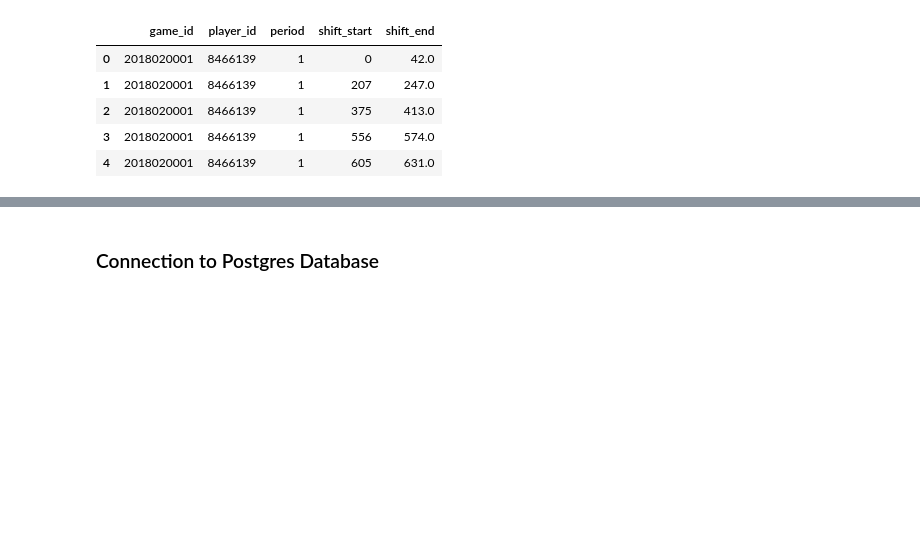
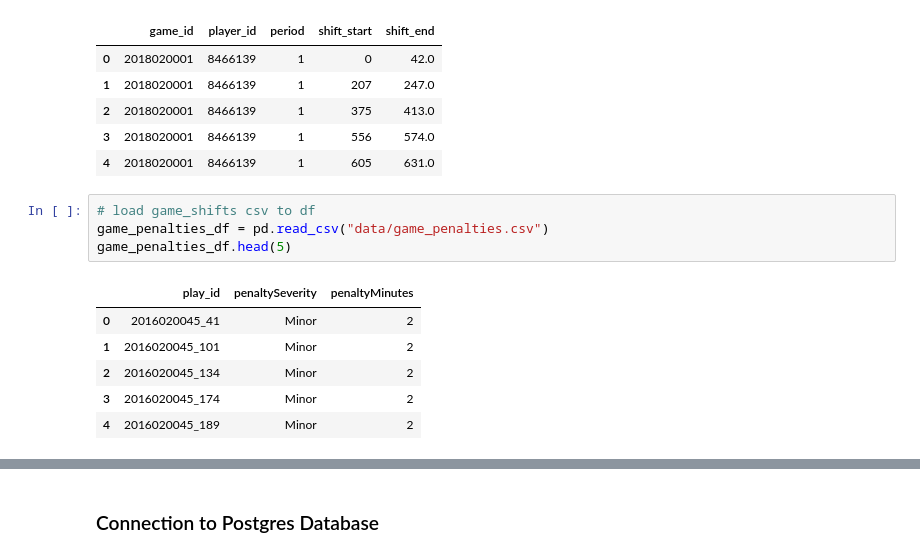
Before and after one commit to willserene/SQL_ETL, a Jupyter notebook: load_data.ipynb, the cells around one changed output, grey strips where cells are left out. Cells and saved outputs as stored; diff of their text form; blank space fills up the shorter version.

```diff
--- a/load_data.ipynb
+++ b/load_data.ipynb
@@ -81,3 +82,14 @@ game_shifts_df.head()
 | 2 | 2018020001 | 8466139 | 1 | 375 | 413.0 |
 | 3 | 2018020001 | 8466139 | 1 | 556 | 574.0 |
 | 4 | 2018020001 | 8466139 | 1 | 605 | 631.0 |
+# %%
+# load game_shifts csv to df
+game_penalties_df = pd.read_csv("data/game_penalties.csv")
+game_penalties_df.head(5)
+# %% [output]
+|  | play_id | penaltySeverity | penaltyMinutes |
+| 0 | 2016020045_41 | Minor | 2 |
+| 1 | 2016020045_101 | Minor | 2 |
+| 2 | 2016020045_134 | Minor | 2 |
+| 3 | 2016020045_174 | Minor | 2 |
+| 4 | 2016020045_189 | Minor | 2 |
```
Also changed, not shown: parts of 12 cells of this notebook, 1 other file.
